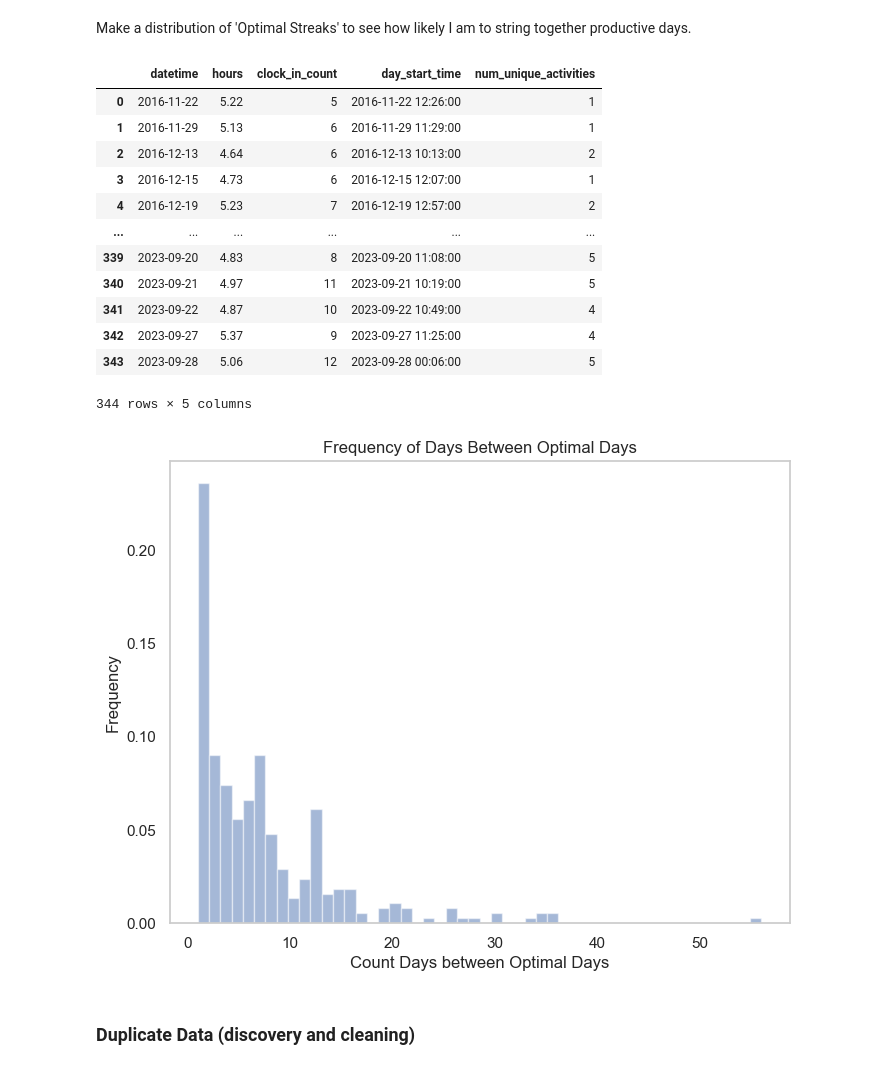
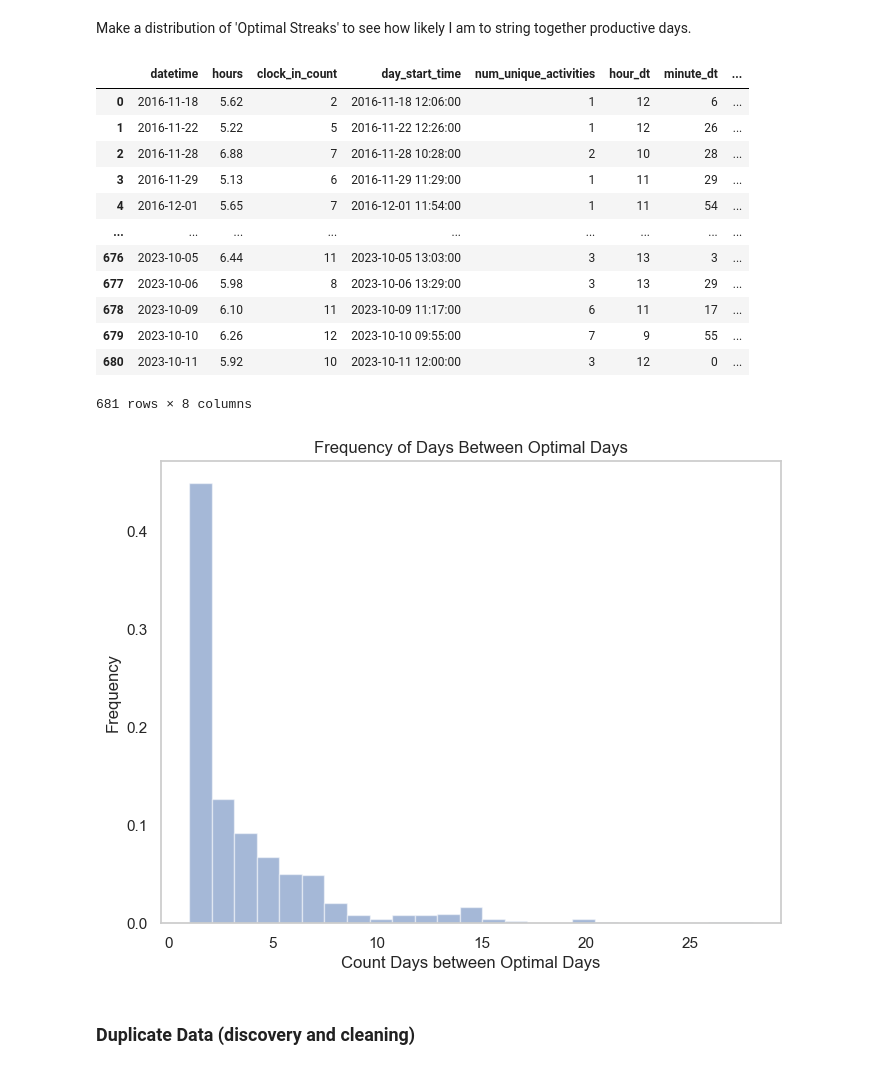
Before and after one commit to awkwardarm/Portfolio-Projects, a Jupyter notebook: Porftolio Project - Time Tracking.ipynb, the cells around one changed output. Drawn from its saved outputs; the diff is of its cells as text; code cells hidden in the pictures.

Commit message:
redfined optimal days range

```diff
--- a/Porftolio Project - Time Tracking.ipynb
+++ b/Porftolio Project - Time Tracking.ipynb
@@ -355,8 +355,12 @@ total_hours_by_day = weekday_time_tracking.groupby(weekday_time_tracking['dateti
     num_unique_activities = ('activity', 'nunique')
     ).reset_index()
 
+# create bounds for optimal days
+optimal_days_min_hours = 4.5
+optimal_days_max_hours = 7
+
 # make dataframe of optimal days between 4.5 and 5.5 hours
-optimal_days = total_hours_by_day[(total_hours_by_day['hours'] >= 4.5) & (total_hours_by_day['hours'] <= 5.5)].reset_index(drop=True)
+optimal_days = total_hours_by_day[(total_hours_by_day['hours'] >= optimal_days_min_hours) & (total_hours_by_day['hours'] <= optimal_days_max_hours)].reset_index(drop=True)
 
 # convert datetime column to datetime
 optimal_days['datetime'] = pd.to_datetime(optimal_days['datetime'])
@@ -364,5 +368,5 @@ optimal_days['datetime'] = pd.to_datetime(optimal_days['datetime'])
 # calculate ratio of optimal days
 ratio_optimal_days = round(len(optimal_days)/len(total_hours_by_day), 3) * 100
 
-print(f'Percentage of optimal days between 4.5 and 5.5 hours: {ratio_optimal_days}%')
+print(f'Percentage of days between {optimal_days_min_hours} and {optimal_days_max_hours} hours: {ratio_optimal_days}%. This is the ratio of optimal days')
 # %% [output]
@@ -429,40 +433,40 @@ Make a distribution of 'Optimal Streaks' to see how likely I am to string togeth
 # %%
 optimal_days
 # %% [output]
-|  | datetime | hours | clock_in_count | day_start_time | num_unique_activities |
-| 0 | 2016-11-22 | 5.22 | 5 | 2016-11-22 12:26:00 | 1 |
-| 1 | 2016-11-29 | 5.13 | 6 | 2016-11-29 11:29:00 | 1 |
-| 2 | 2016-12-13 | 4.64 | 6 | 2016-12-13 10:13:00 | 2 |
-| 3 | 2016-12-15 | 4.73 | 6 | 2016-12-15 12:07:00 | 1 |
-| 4 | 2016-12-19 | 5.23 | 7 | 2016-12-19 12:57:00 | 2 |
-| ... | ... | ... | ... | ... | ... |
-| 339 | 2023-09-20 | 4.83 | 8 | 2023-09-20 11:08:00 | 5 |
-| 340 | 2023-09-21 | 4.97 | 11 | 2023-09-21 10:19:00 | 5 |
-| 341 | 2023-09-22 | 4.87 | 10 | 2023-09-22 10:49:00 | 4 |
-| 342 | 2023-09-27 | 5.37 | 9 | 2023-09-27 11:25:00 | 4 |
-| 343 | 2023-09-28 | 5.06 | 12 | 2023-09-28 00:06:00 | 5 |
+|  | datetime | hours | clock_in_count | day_start_time | num_unique_activities | hour_dt | minute_dt | ... |
+| 0 | 2016-11-18 | 5.62 | 2 | 2016-11-18 12:06:00 | 1 | 12 | 6 | ... |
+| 1 | 2016-11-22 | 5.22 | 5 | 2016-11-22 12:26:00 | 1 | 12 | 26 | ... |
+| 2 | 2016-11-28 | 6.88 | 7 | 2016-11-28 10:28:00 | 2 | 10 | 28 | ... |
+| 3 | 2016-11-29 | 5.13 | 6 | 2016-11-29 11:29:00 | 1 | 11 | 29 | ... |
+| 4 | 2016-12-01 | 5.65 | 7 | 2016-12-01 11:54:00 | 1 | 11 | 54 | ... |
+| ... | ... | ... | ... | ... | ... | ... | ... | ... |
+| 676 | 2023-10-05 | 6.44 | 11 | 2023-10-05 13:03:00 | 3 | 13 | 3 | ... |
+| 677 | 2023-10-06 | 5.98 | 8 | 2023-10-06 13:29:00 | 3 | 13 | 29 | ... |
+| 678 | 2023-10-09 | 6.10 | 11 | 2023-10-09 11:17:00 | 6 | 11 | 17 | ... |
+| 679 | 2023-10-10 | 6.26 | 12 | 2023-10-10 09:55:00 | 7 | 9 | 55 | ... |
+| 680 | 2023-10-11 | 5.92 | 10 | 2023-10-11 12:00:00 | 3 | 12 | 0 | ... |
-344 rows × 5 columns
+681 rows × 8 columns
 # %%
 # create column of days since last optimal day
 # Calculate the difference between consecutive rows in days and store it as an integer
 optimal_days['days_between'] = (optimal_days['datetime'] - optimal_days['datetime'].shift()).dt.days
 
 ## Calulate difference in datetime
 #optimal_days['days_between'] = optimal_days['datetime'].diff()
 
 # histogram of unique activities
 plt.figure(figsize=(8,6))
-plt.hist(optimal_days['days_between'], density=True, bins= 50, alpha = 0.5)
+plt.hist(optimal_days['days_between'], density=True, bins= 25, alpha = 0.5)
 title = 'Frequency of Days Between Optimal Days'
 plt.xlabel('Count Days between Optimal Days')
 plt.ylabel('Frequency')
 plt.title(title)
 plt.grid(False)
 # save figure for reporting
 plt.savefig(os.path.join('Visualizations', title))
 plt.show()
 # %% [output]
-[figure, old version]
+[figure, new version]
 # %% [markdown]
 ### Duplicate Data (discovery and cleaning)
 # %%
```
Also changed, not shown: parts of 4 cells of this notebook, 4 other files.
